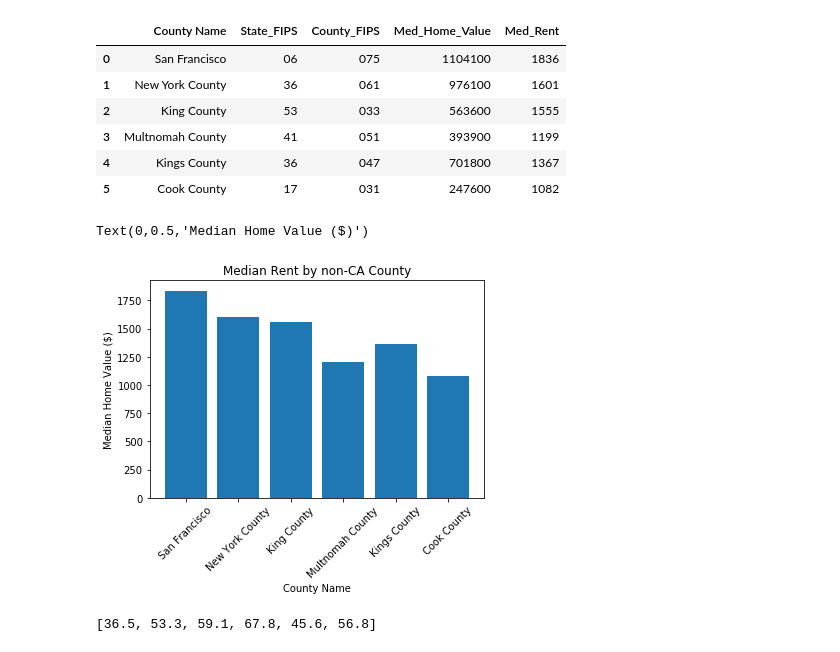
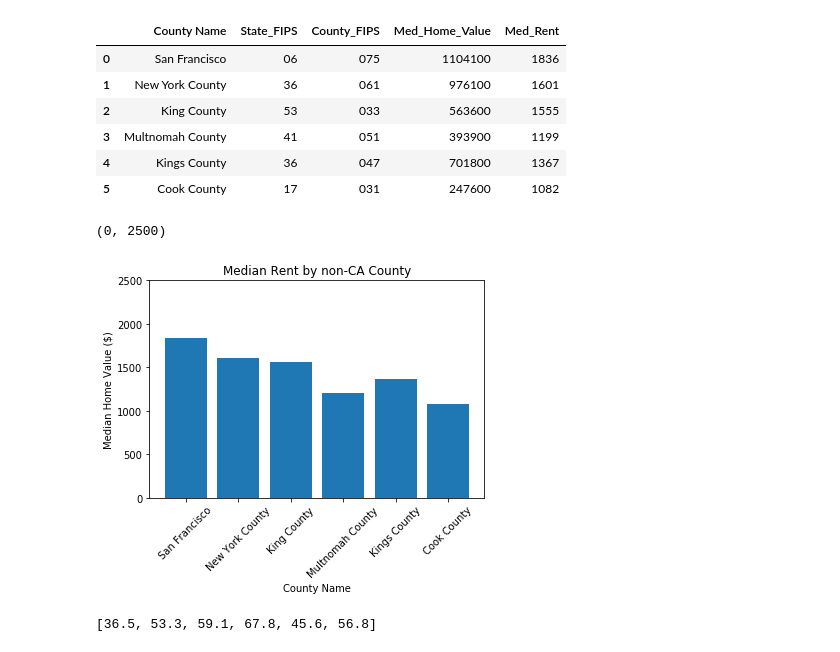
Before and after one commit to vanessaoakes/Escape-the-Bay, a Jupyter notebook: Census Housing API.ipynb, the cells around one changed output. Cells and saved outputs as stored; diff of their text form; code cells hidden in the pictures.

```diff
--- a/Census Housing API.ipynb
+++ b/Census Housing API.ipynb
@@ -181,15 +186,16 @@ non_ca_df
 # %%
 x_axis = np.arange(len(nonca_cty_name))
 tick_locations = [x for x in x_axis]
 plt.bar(x_axis, non_ca_med_rent)
 plt.xticks(tick_locations, nonca_cty_name, rotation=45)
 
 plt.title("Median Rent by non-CA County")
 plt.xlabel("County Name")
 plt.ylabel("Median Home Value ($)")
+plt.ylim(0, 2500)
 # %% [output]
-Text(0,0.5,'Median Home Value ($)')
+(0, 2500)
-[figure, old version]
+[figure, new version]
 # %%
 #follow the same process for home owner rate
 
```
Also changed, not shown: parts of 6 cells of this notebook.
